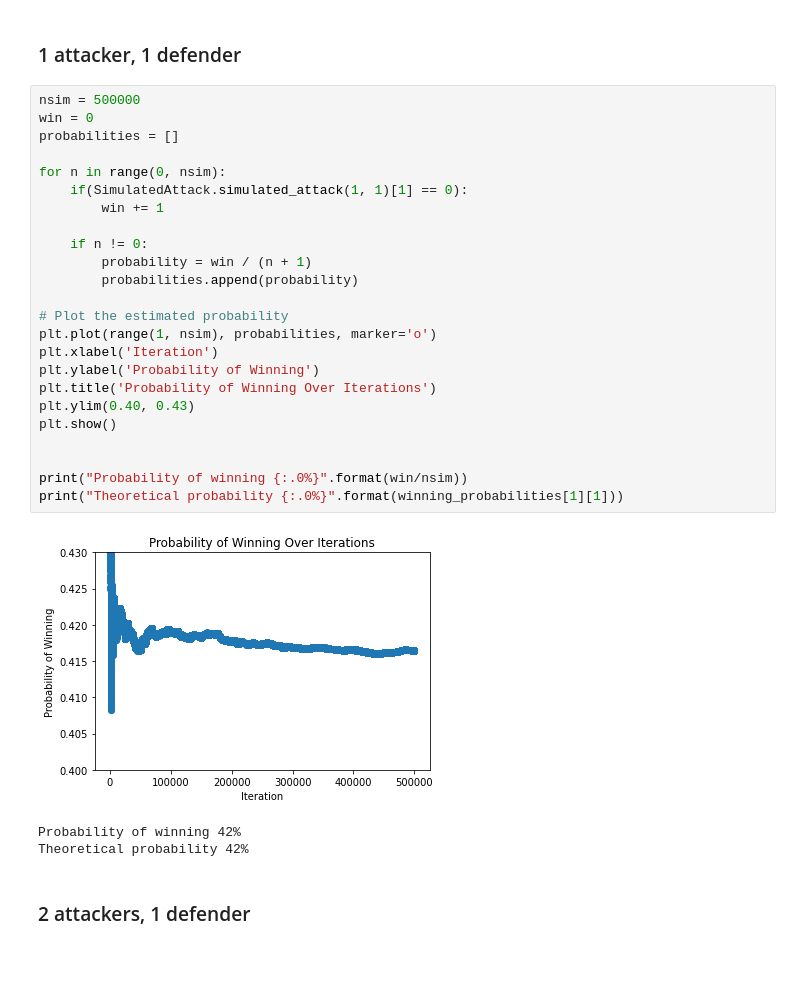
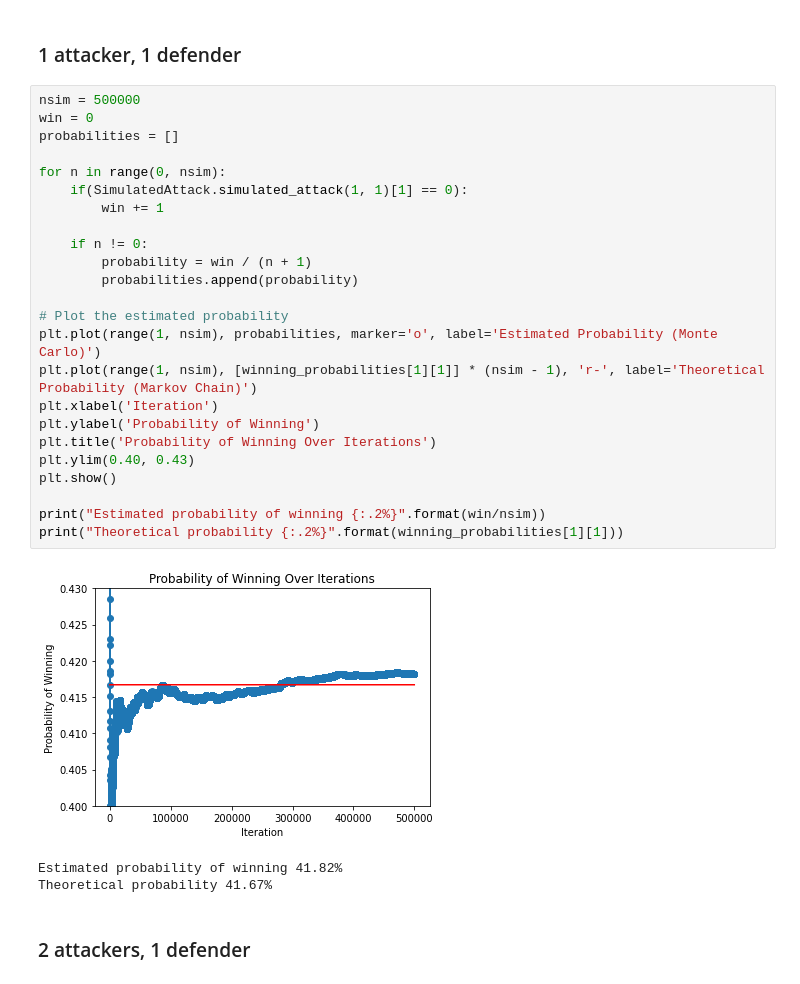
Before and after one commit to PontusHovb/Risk-Game, a Jupyter notebook: Monte Carlo Simulations.ipynb, the cells around one changed output. Drawn from its saved outputs; the diff is of its cells as text.

```diff
--- a/Monte Carlo Simulations.ipynb
+++ b/Monte Carlo Simulations.ipynb
@@ -35,31 +42,31 @@ array([[0.  , 0.  , 0.  , 0.  , 0.  , 0.  , 0.  , 0.  , 0.  , 0.  , 0.  ,
 # %%
 nsim = 500000
 win = 0
 probabilities = []
 
 for n in range(0, nsim):
     if(SimulatedAttack.simulated_attack(1, 1)[1] == 0):
         win += 1
 
     if n != 0:
         probability = win / (n + 1)
         probabilities.append(probability)
 
 # Plot the estimated probability
-plt.plot(range(1, nsim), probabilities, marker='o')
+plt.plot(range(1, nsim), probabilities, marker='o', label='Estimated Probability (Monte Carlo)')
+plt.plot(range(1, nsim), [winning_probabilities[1][1]] * (nsim - 1), 'r-', label='Theoretical Probability (Markov Chain)')
 plt.xlabel('Iteration')
 plt.ylabel('Probability of Winning')
 plt.title('Probability of Winning Over Iterations')
 plt.ylim(0.40, 0.43)
 plt.show()
 
-
-print("Probability of winning {:.0%}".format(win/nsim))
-print("Theoretical probability {:.0%}".format(winning_probabilities[1][1]))
+print("Estimated probability of winning {:.2%}".format(win/nsim))
+print("Theoretical probability {:.2%}".format(winning_probabilities[1][1]))
 # %% [output]
-[figure, old version]
+[figure, new version]
-Probability of winning 42%
-Theoretical probability 42%
+Estimated probability of winning 41.82%
+Theoretical probability 41.67%
 # %% [markdown]
 ### 2 attackers, 1 defender
 # %%
```
Also changed, not shown: parts of 6 cells of this notebook, 1 other file.
